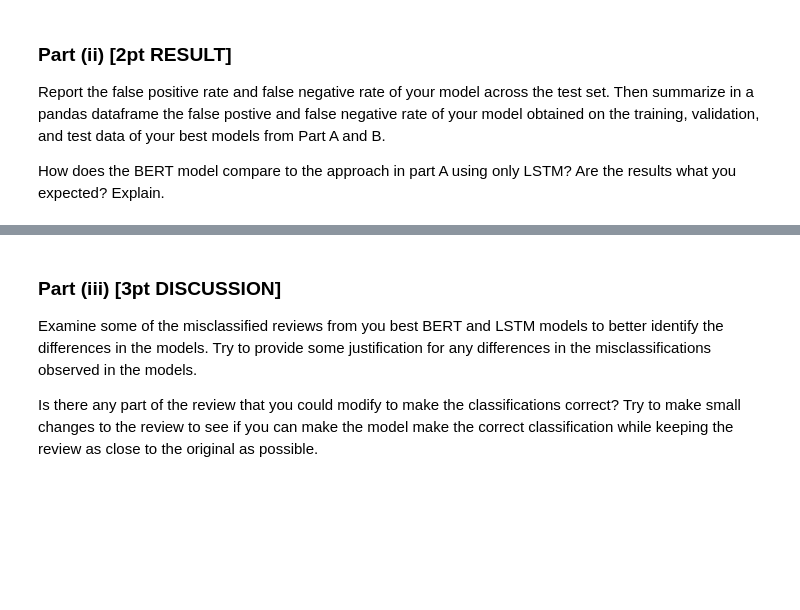
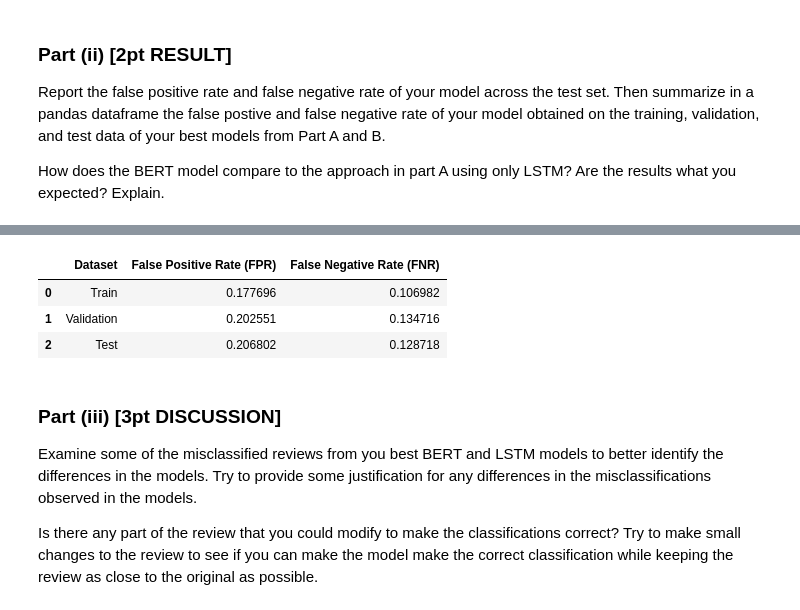
Before and after one commit to Fulankeee/MIE1517-Project-4, a Jupyter notebook: A4.ipynb, the cells around one changed output, grey strips where cells are left out. Saved outputs shown, nothing was run; the diff lists cells and outputs as text; code cells hidden in the pictures; blank space fills up the shorter version.

```diff
--- a/A4.ipynb
+++ b/A4.ipynb
@@ -3222,7 +3220,7 @@ Using device: cpu
 from sklearn.metrics import confusion_matrix
 
 # Ensure model is in evaluation mode
-model_rnn_final.eval()
+# model_rnn_final.eval()
 
 # Function to compute FPR and FNR
 def compute_fpr_fnr(model, data_loader, device):
@@ -3250,9 +3248,9 @@ def compute_fpr_fnr(model, data_loader, device):
     return fpr, fnr
 
 # Compute metrics for training, validation, and test sets
-train_fpr, train_fnr = compute_fpr_fnr(model_1_last, train_data_loader, device)
-val_fpr, val_fnr = compute_fpr_fnr(model_1_last, valid_data_loader, device)
-test_fpr, test_fnr = compute_fpr_fnr(model_1_last, test_data_loader, device)
+train_fpr, train_fnr = compute_fpr_fnr(model_rnn_final, train_loader, device)
+val_fpr, val_fnr = compute_fpr_fnr(model_rnn_final, valid_loader, device)
+test_fpr, test_fnr = compute_fpr_fnr(model_rnn_final, test_loader, device)
 
 # Create a summary dataframe
 data = {
@@ -3273,0 +3262,7 @@ PROVIDE YOUR ANSWER BELOW
+# %%
+df_results
+# %% [output]
+|  | Dataset | False Positive Rate (FPR) | False Negative Rate (FNR) |
+| 0 | Train | 0.177696 | 0.106982 |
+| 1 | Validation | 0.202551 | 0.134716 |
+| 2 | Test | 0.206802 | 0.128718 |
```
Also changed, not shown: parts of 6 cells of this notebook.
